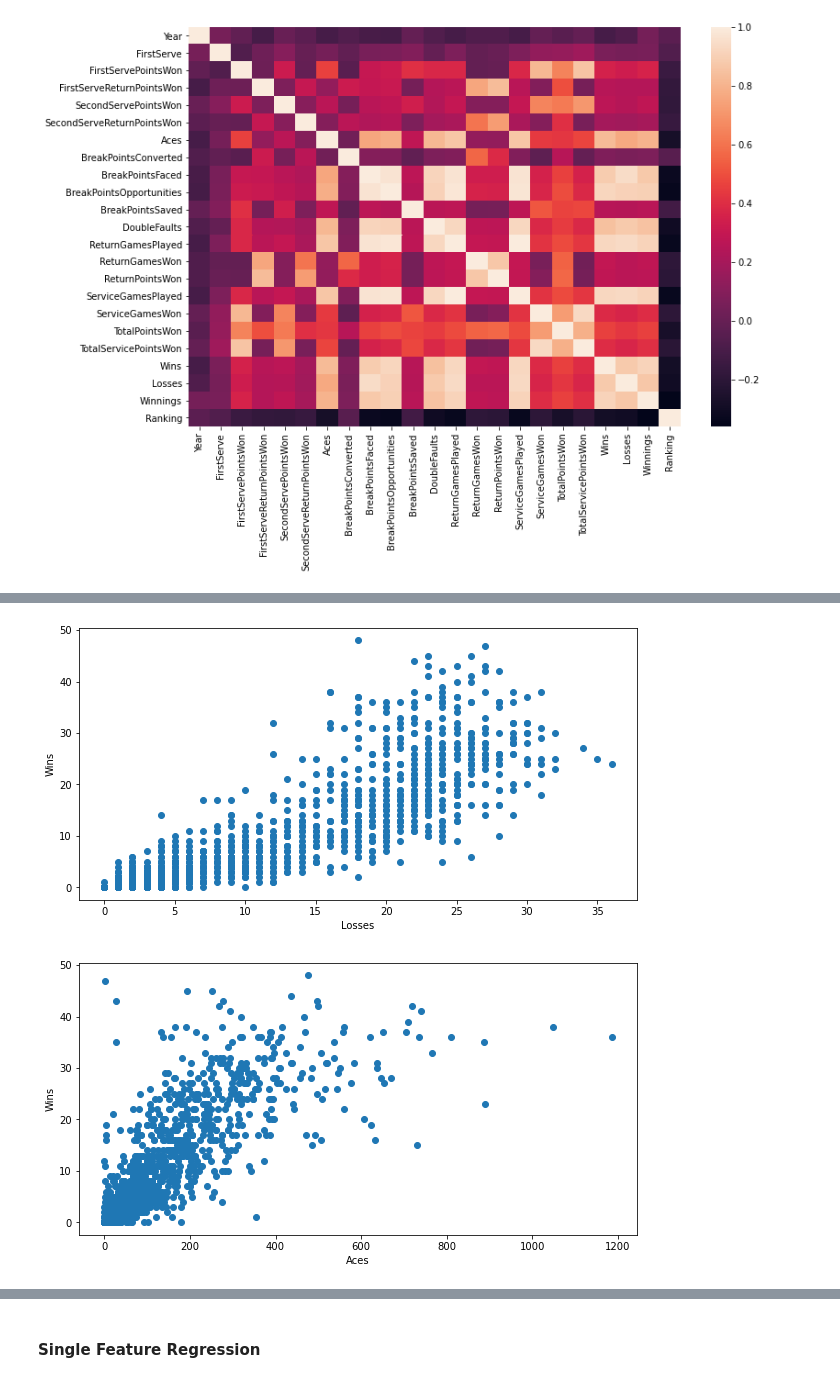
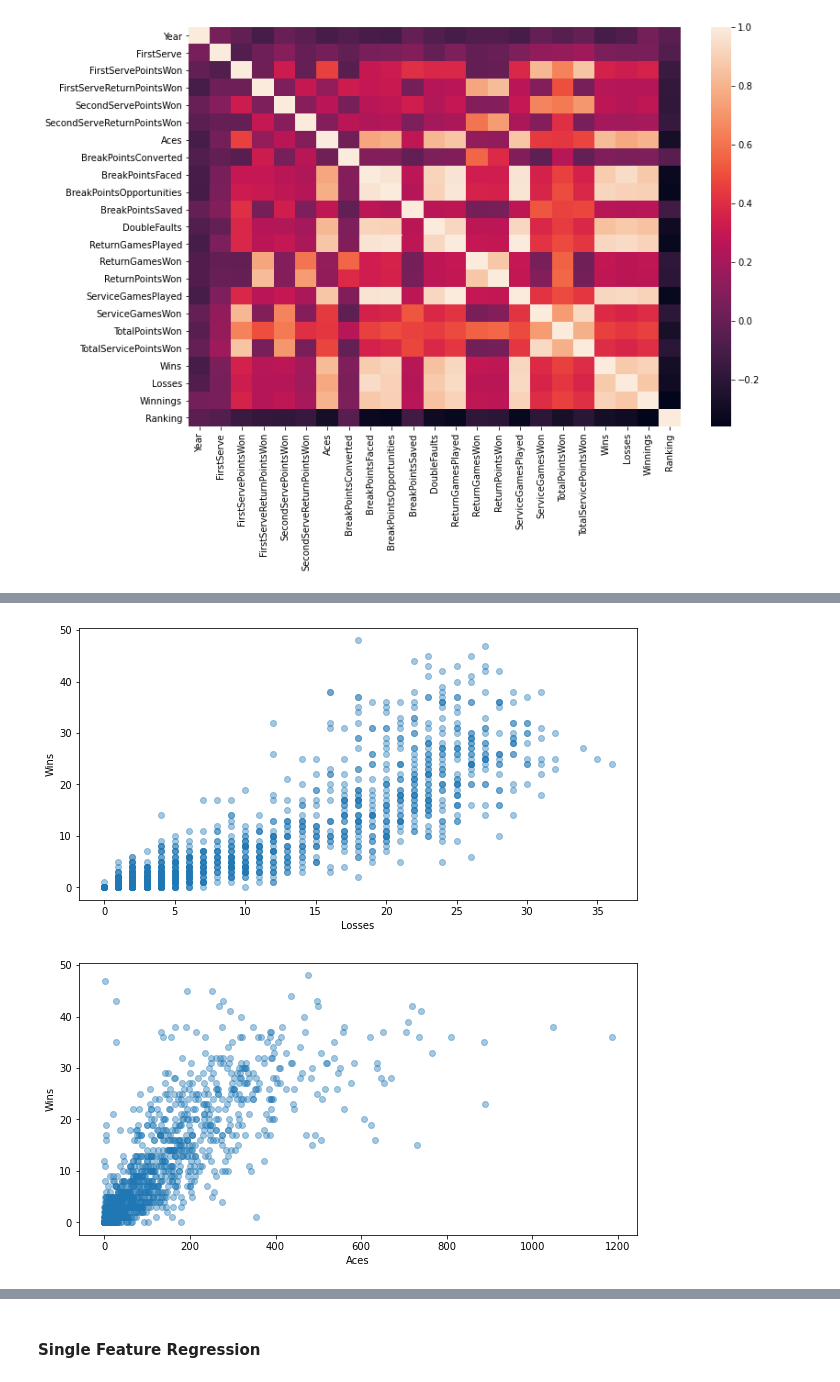
Before and after one commit to joeelorm/Projects, a Jupyter notebook: Machine Learning/Tennis Ace.ipynb, the cells around one changed output, grey strips where cells are left out. Saved outputs shown, nothing was run; the diff lists cells and outputs as text; code cells hidden in the pictures.

```diff
--- a/Machine Learning/Tennis Ace.ipynb
+++ b/Machine Learning/Tennis Ace.ipynb
@@ -101,18 +101,18 @@ plt.show()
 # %%
 plt.figure(figsize = (10, 5))
-plt.scatter(tennis['Losses'], tennis['Wins'])
+plt.scatter(tennis['Losses'], tennis['Wins'], alpha = 0.4)
 plt.xlabel('Losses')
 plt.ylabel('Wins')
 plt.show()
 # %% [output]
-[figure, old version]
+[figure, new version]
 # %%
 plt.figure(figsize = (10, 5))
-plt.scatter(tennis['Aces'], tennis['Wins'])
+plt.scatter(tennis['Aces'], tennis['Wins'], alpha = 0.4)
 plt.xlabel('Aces')
 plt.ylabel('Wins')
 plt.show()
 # %% [output]
-[figure, old version]
+[figure, new version]
 # %%
 plt.figure(figsize = (10, 5))
```
Also changed, not shown: parts of 6 cells of this notebook.
